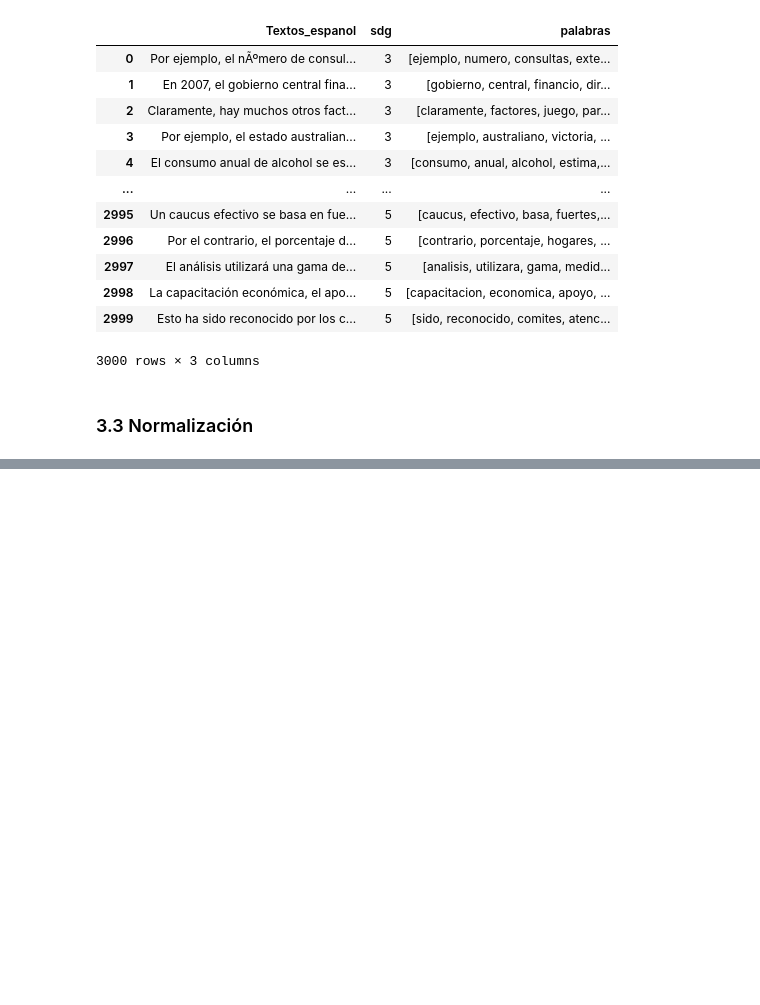
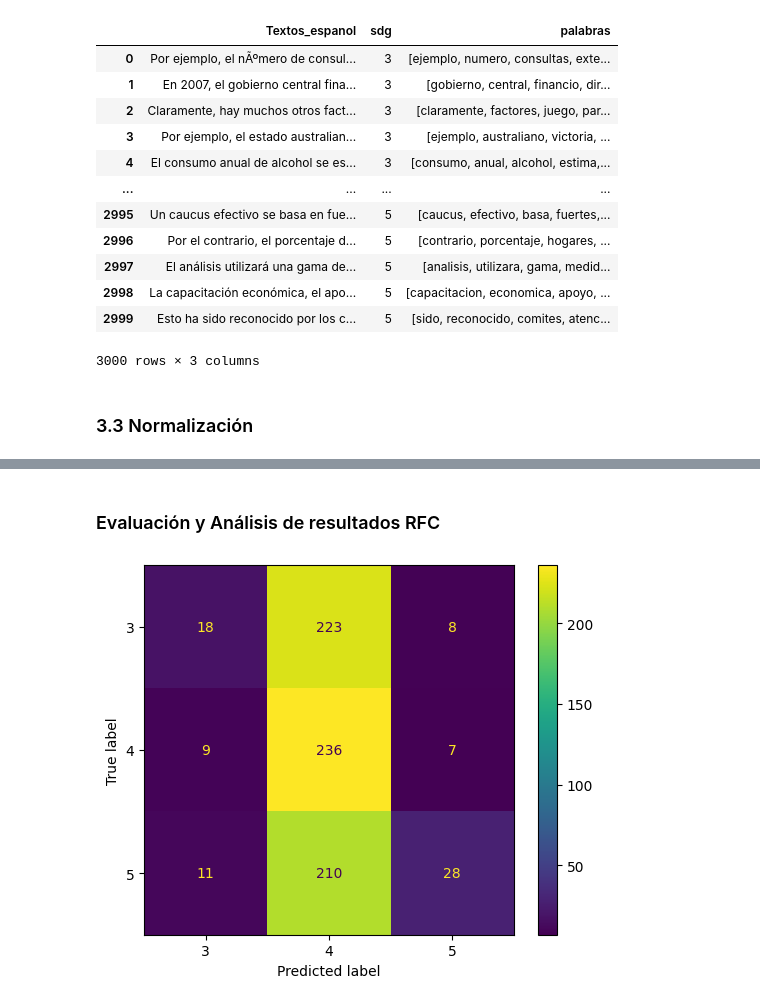
Before and after one commit to saguillen/BI_Proyecto1, a Jupyter notebook: Proyecto1_BI.ipynb, the cells around one changed output, grey strips where cells are left out. Drawn from its saved outputs; the diff is of its cells as text; code cells hidden in the pictures; blank space fills up the shorter version.

```diff
--- a/Proyecto1_BI.ipynb
+++ b/Proyecto1_BI.ipynb
@@ -410,0 +607,3 @@ ModuleNotFoundError: ignored
+# %%
+from sklearn.model_selection import KFold
+particiones = KFold(n_splits=5, shuffle=True, random_state = 0)
@@ -410,0 +635,10 @@ ModuleNotFoundError: ignored
+# %%
+rfc = RandomForestClassifier(random_state = 0, n_jobs=-1)
+param_grid = {
+    'n_estimators': [100, 300],
+    'max_depth': [8, 15]
+}
+rfc.fit(X_tfid_train, Y_train)
+mejor_RFC_count = GridSearchCV(rfc, param_grid, cv=particiones)
+mejor_RFC_count.fit(X_count_train, Y_train)
+mejor_RFC_count.best_params_
@@ -410,0 +647,5 @@ ModuleNotFoundError: ignored
+# %%
+rfc = RandomForestClassifier(random_state = 0, n_jobs=-1)
+mejor_RFC_tfid = GridSearchCV(rfc, param_grid, cv=particiones)
+mejor_RFC_tfid.fit(X_tfid_train, Y_train)
+mejor_RFC_tfid.best_params_
@@ -410,0 +656,23 @@ ModuleNotFoundError: ignored
+# %%
+from joblib import dump
+
+#confusion_matrix(Y_test, Y)
+rfc_top_model_count = mejor_RFC_count.best_estimator_
+rfc_top_model_tfid = mejor_RFC_tfid.best_estimator_
+
+rfc_top_model_count.fit(X_count_train,Y_train)
+rfc_top_model_tfid.fit(X_tfid_train,Y_train)
+#dump(rfc_top_model_count, 'modelo_entrenado.joblib')
+y_pred_train_count = rfc_top_model_count.predict(X_count_train)
+y_pred_test_count = rfc_top_model_count.predict(X_count_test)
+
+y_pred_train_tfid = rfc_top_model_tfid.predict(X_tfid_train)
+y_pred_test_tfid = rfc_top_model_tfid.predict(X_tfid_test)
+
+print('countVectorizer')
+print('RFC: Exactitud sobre entrenamiento: %.2f' % accuracy_score(Y_train, y_pred_train_count))
+print('RFC: Exactitud sobre test: %.2f' % accuracy_score(Y_test, y_pred_test_count))
+#print()
+print('TFID Vectorizer')
+print('RFC: Exactitud sobre entrenamiento: %.2f' % accuracy_score(Y_train, y_pred_train_tfid))
+print('RFC: Exactitud sobre test: %.2f' % accuracy_score(Y_test, y_pred_test_tfid))
@@ -410,0 +706,7 @@ ModuleNotFoundError: ignored
+# %% [markdown]
+### Evaluación y Análisis de resultados RFC
+# %%
+ConfusionMatrixDisplay.from_estimator(rfc_top_model_count, X_count_test, Y_test)
+plt.show()
+# %% [output]
+[figure, added]
```
Also changed, not shown: parts of 98 cells of this notebook.
